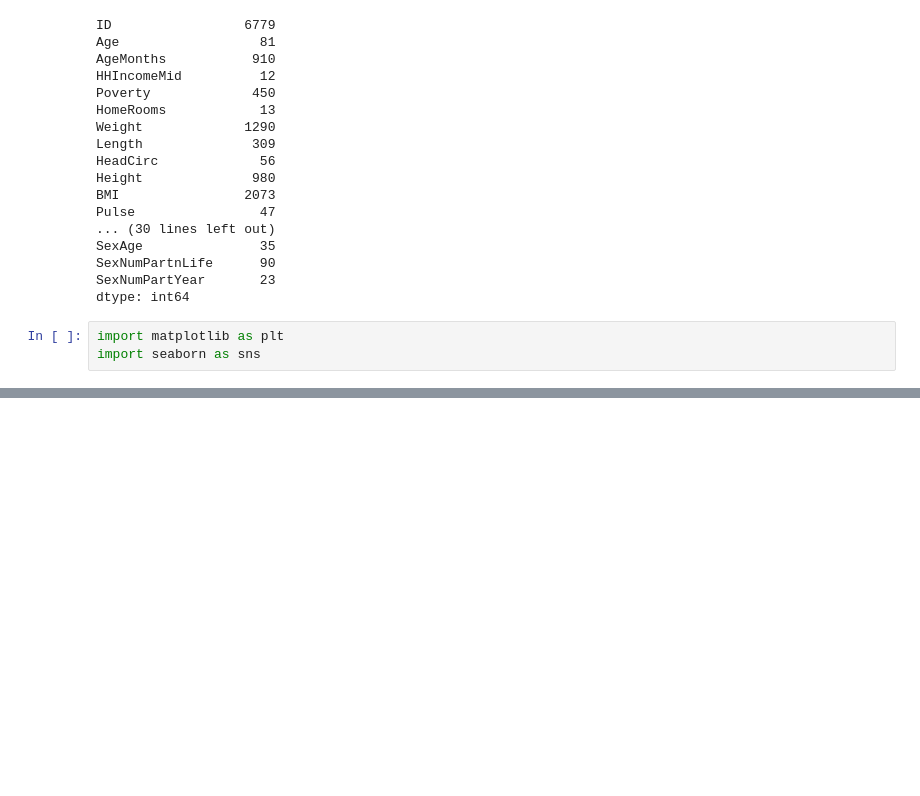
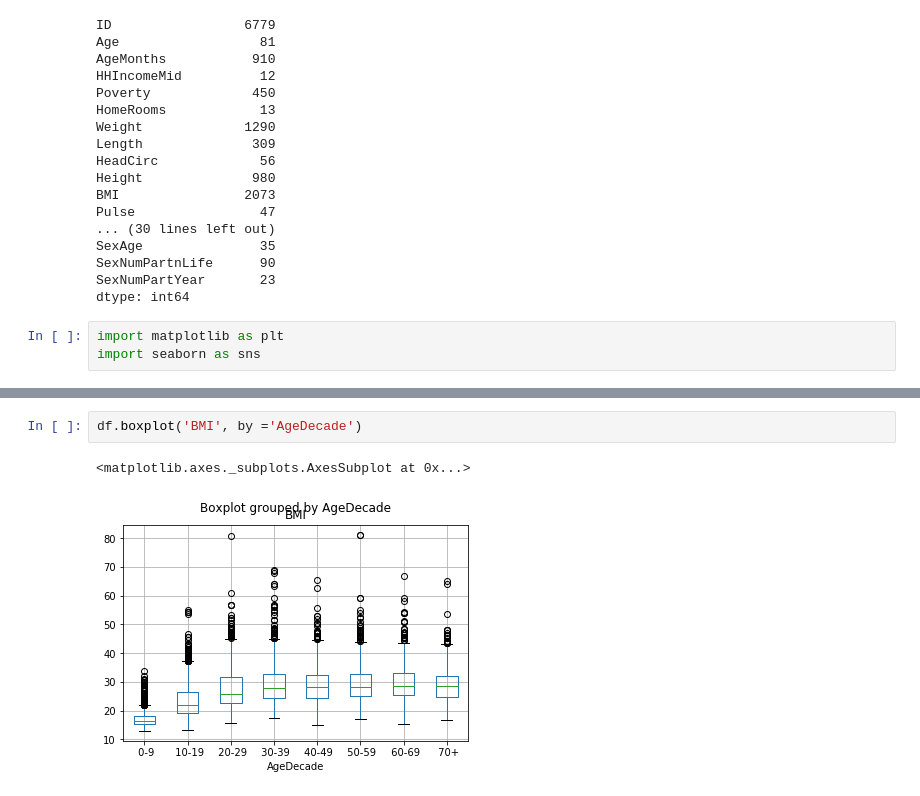
Before and after one commit to beddoed2/QNT755-Project, a Jupyter notebook: QNT755 Project.ipynb, the cells around one changed output, grey strips where cells are left out. Cells and saved outputs as stored; diff of their text form; blank space fills up the shorter version.

```diff
--- a/QNT755 Project.ipynb
+++ b/QNT755 Project.ipynb
@@ -185,0 +203,5 @@ array([[<matplotlib.axes._subplots.AxesSubplot object at 0x...>]],
+# %%
+df.boxplot('BMI', by ='AgeDecade')
+# %% [output]
+<matplotlib.axes._subplots.AxesSubplot at 0x...>
+[figure, added]
```
Also changed, not shown: parts of 12 cells of this notebook.
